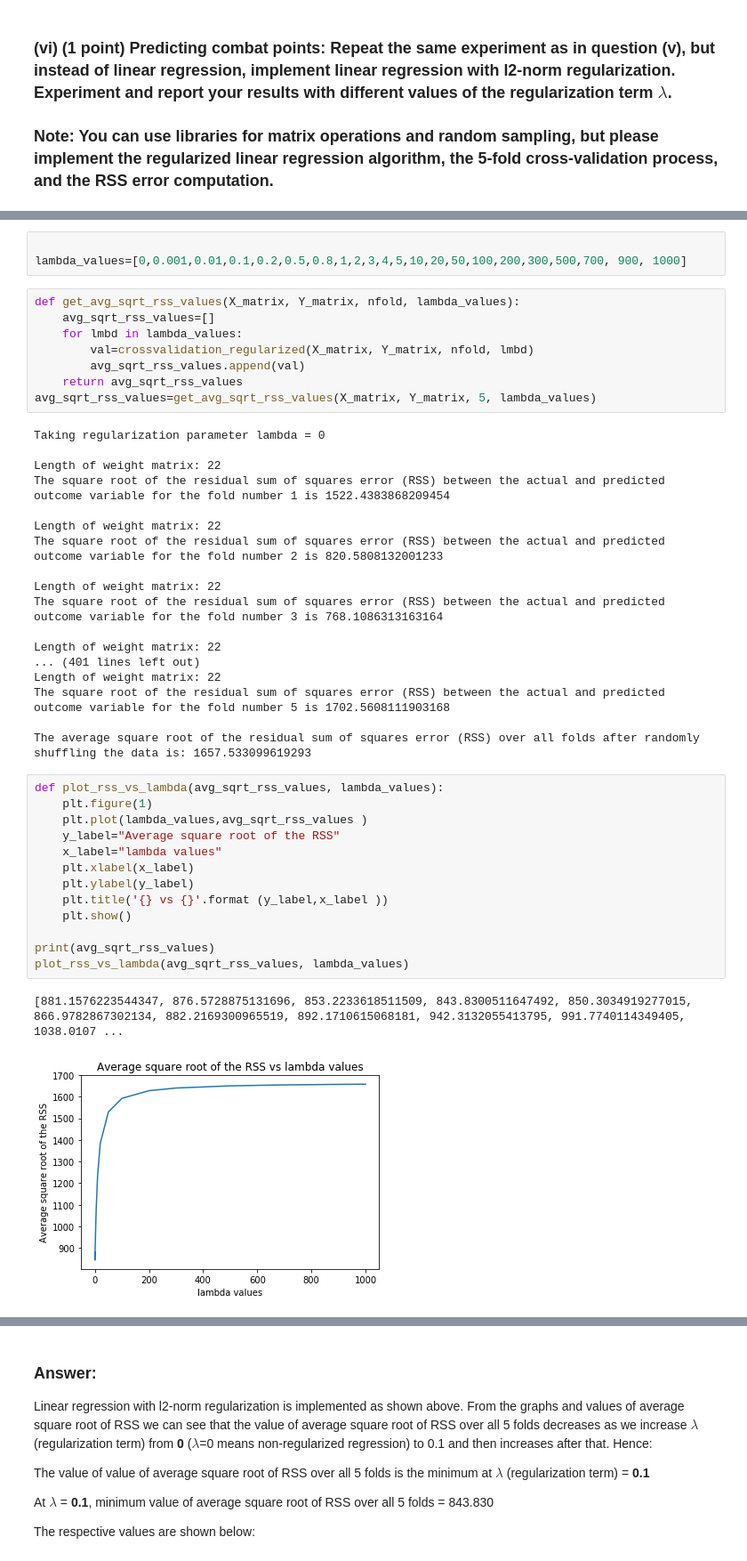
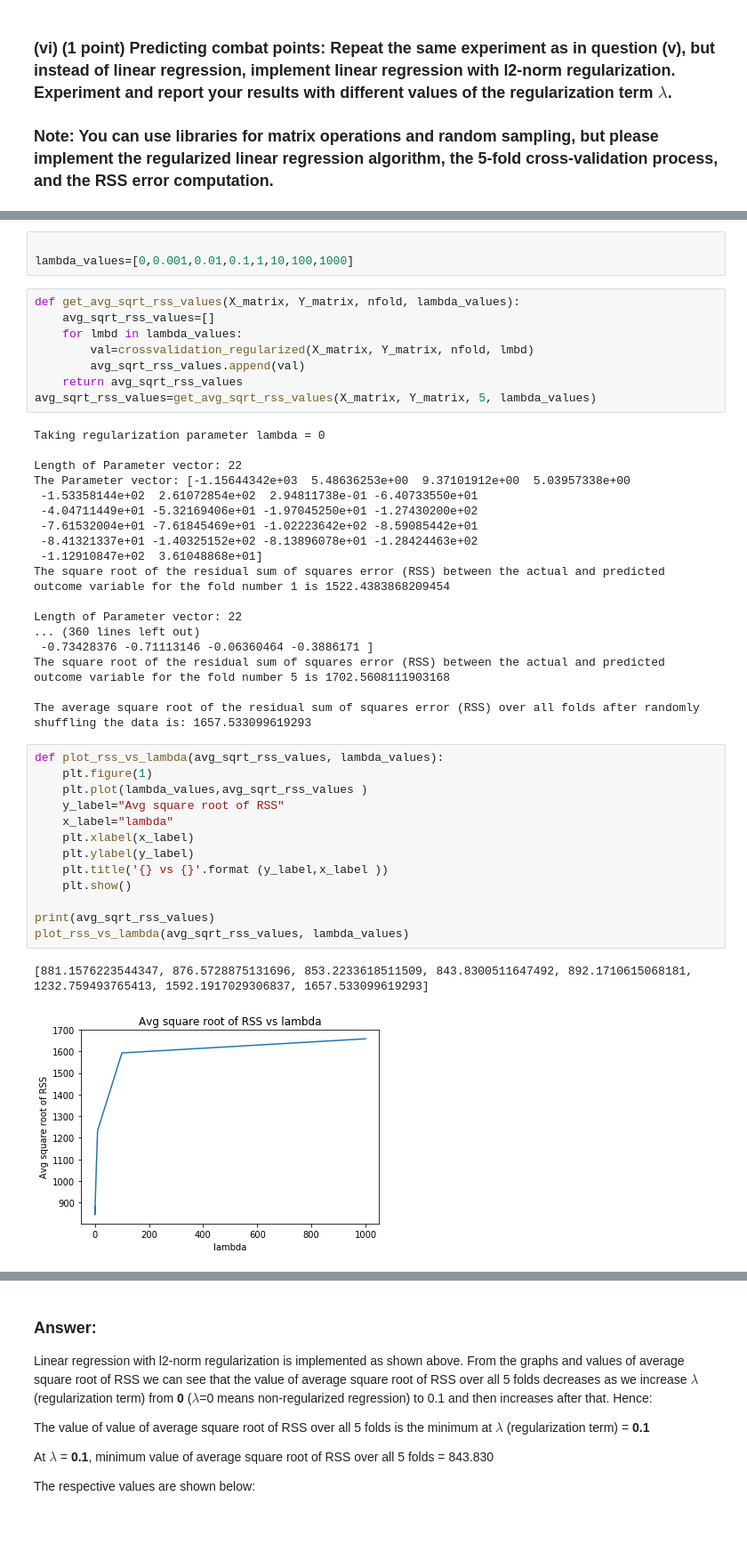
Before and after one commit to Rohan-Chaudhury/Machine_Learning_projects, a Jupyter notebook: Linear_Regression_with_Pokemon_GO_And_Closed_Form_Solution_Calculation/Homework_2_432001358_CSCE_633_600.ipynb, the cells around one changed output, grey strips where cells are left out. Shown at 89% size. Cells and saved outputs as stored; diff of their text form; blank space fills up the shorter version.

```diff
--- a/Linear_Regression_with_Pokemon_GO_And_Closed_Form_Solution_Calculation/Homework_2_432001358_CSCE_633_600.ipynb
+++ b/Linear_Regression_with_Pokemon_GO_And_Closed_Form_Solution_Calculation/Homework_2_432001358_CSCE_633_600.ipynb
@@ -460,7 +464,7 @@ def crossvalidation_regularized(X_matrix, Y_matrix, nfolds, lmbd):
     return avg_sqrt_rss
 # %%
 
-lambda_values=[0,0.001,0.01,0.1,0.2,0.5,0.8,1,2,3,4,5,10,20,50,100,200,300,500,700, 900, 1000]
+lambda_values=[0,0.001,0.01,0.1,1,10,100,1000]
 # %%
 def get_avg_sqrt_rss_values(X_matrix, Y_matrix, nfold, lambda_values):
     avg_sqrt_rss_values=[]
@@ -472,35 +476,35 @@ avg_sqrt_rss_values=get_avg_sqrt_rss_values(X_matrix, Y_matrix, 5, lambda_values
 # %% [output]
 Taking regularization parameter lambda = 0
 
-Length of weight matrix: 22
+Length of Parameter vector: 22
+The Parameter vector: [-1.15644342e+03  5.48636253e+00  9.37101912e+00  5.03957338e+00
+ -1.53358144e+02  2.61072854e+02  2.94811738e-01 -6.40733550e+01
+ -4.04711449e+01 -5.32169406e+01 -1.97045250e+01 -1.27430200e+02
+ -7.61532004e+01 -7.61845469e+01 -1.02223642e+02 -8.59085442e+01
+ -8.41321337e+01 -1.40325152e+02 -8.13896078e+01 -1.28424463e+02
+ -1.12910847e+02  3.61048868e+01]
 The square root of the residual sum of squares error (RSS) between the actual and predicted outcome variable for the fold number 1 is 1522.4383868209454
 
-Length of weight matrix: 22
-The square root of the residual sum of squares error (RSS) between the actual and predicted outcome variable for the fold number 2 is 820.5808132001233
-
-Length of weight matrix: 22
-The square root of the residual sum of squares error (RSS) between the actual and predicted outcome variable for the fold number 3 is 768.1086313163164
-
-Length of weight matrix: 22
-... (401 lines left out)
-Length of weight matrix: 22
+Length of Parameter vector: 22
+... (360 lines left out)
+ -0.73428376 -0.71113146 -0.06360464 -0.3886171 ]
 The square root of the residual sum of squares error (RSS) between the actual and predicted outcome variable for the fold number 5 is 1702.5608111903168
 
 The average square root of the residual sum of squares error (RSS) over all folds after randomly shuffling the data is: 1657.533099619293
 # %%
 def plot_rss_vs_lambda(avg_sqrt_rss_values, lambda_values):
     plt.figure(1)
     plt.plot(lambda_values,avg_sqrt_rss_values )
-    y_label="Average square root of the RSS"
-    x_label="lambda values"
+    y_label="Avg square root of RSS"
+    x_label="lambda"
     plt.xlabel(x_label)
     plt.ylabel(y_label)
     plt.title('{} vs {}'.format (y_label,x_label ))
     plt.show()
 
 print(avg_sqrt_rss_values)
 plot_rss_vs_lambda(avg_sqrt_rss_values, lambda_values)
 # %% [output]
-[881.1576223544347, 876.5728875131696, 853.2233618511509, 843.8300511647492, 850.3034919277015, 866.9782867302134, 882.2169300965519, 892.1710615068181, 942.3132055413795, 991.7740114349405, 1038.0107 ...
+[881.1576223544347, 876.5728875131696, 853.2233618511509, 843.8300511647492, 892.1710615068181, 1232.759493765413, 1592.1917029306837, 1657.533099619293]
-[figure, old version]
+[figure, new version]
 # %%
```
Also changed, not shown: parts of 15 cells of this notebook.
